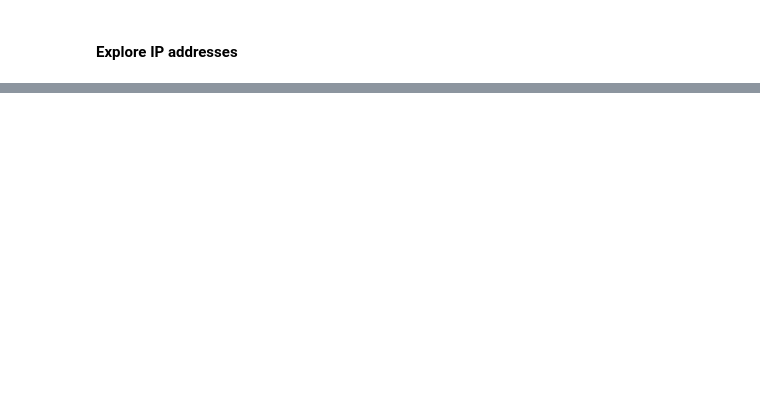
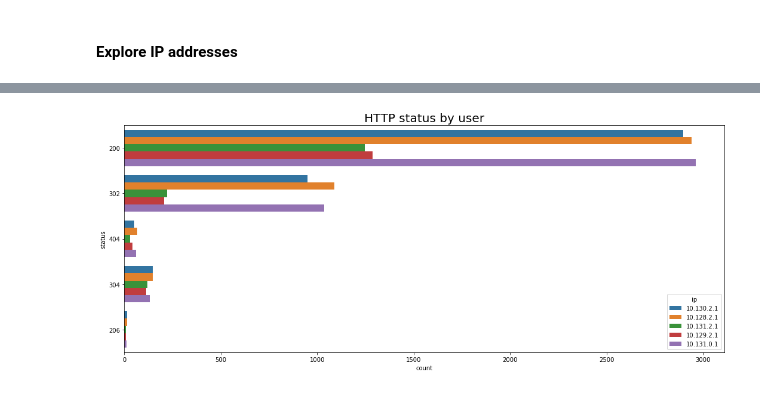
Before and after one commit to CSolitaire/web_traffic_project, a Jupyter notebook: web_scrapper_project.ipynb, the cells around one changed output, grey strips where cells are left out. Cells and saved outputs as stored; diff of their text form; code cells hidden in the pictures; blank space fills up the shorter version.

```diff
--- a/web_scrapper_project.ipynb
+++ b/web_scrapper_project.ipynb
@@ -139,0 +169,6 @@ Text(0.5, 1.0, 'Most Popular Methods by user_10_128')
+# %%
+sns.countplot(y="status", hue="ip", data=df)
+plt.title('HTTP status by user', fontsize = 20)
+plt.show()
+# %% [output]
+[figure, added]
```
Also changed, not shown: parts of 18 cells of this notebook.
